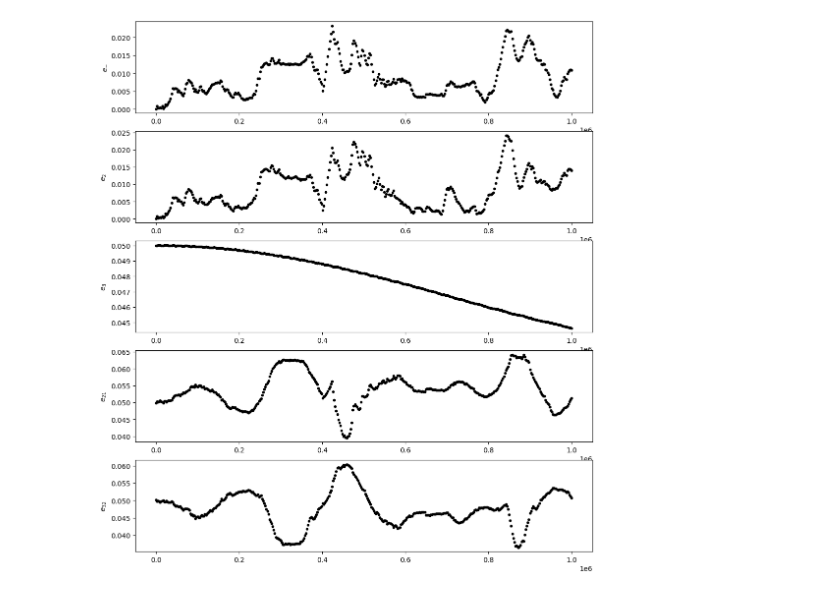
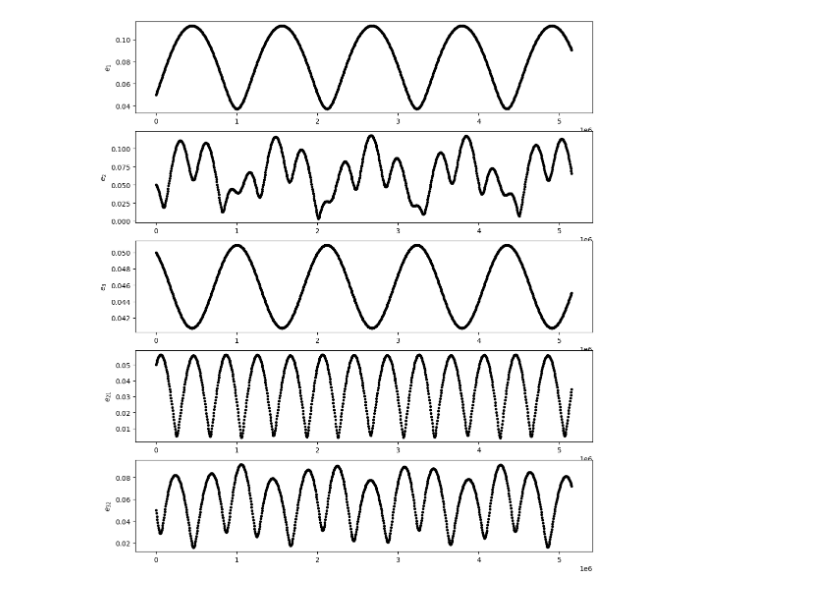
Before and after one commit to EritasY/Chaos, a Jupyter notebook: Plot eccentricity.ipynb, the cells around one changed output. Cells and saved outputs as stored; diff of their text form; code cells hidden in the pictures.

```diff
--- a/Plot eccentricity.ipynb
+++ b/Plot eccentricity.ipynb
@@ -133,5 +20,5 @@ def breathingON2(mass, A2_p):
 # %%
-def sim(alpha, mass, ecc, pom, scale):
+def sim(alpha, mass, ecc, pom):
     alpha12, alpha23 = alpha
     P1, P2, P3 = alpha12**(3/2), 1, 1/alpha23**(3/2)
     m1, m3 = mass
@@ -156,15 +43,13 @@ def sim(alpha, mass, ecc, pom, scale):
     sim.dt = sim.particles[1].P/20
     sim.collision = "direct"
 
-#     pvars = Poincare.from_Simulation(sim)
-#     alpha12 = pvars.particles[1].a/pvars.particles[2].a
-#     alpha23 = pvars.particles[2].a/pvars.particles[3].a
-#     alpha13 = pvars.particles[1].a/pvars.particles[3].a
-#     print(f"alpha = {alpha12, alpha23, alpha13}")
+    ec13 = 1-ps[1].a/ps[3].a
+    m_tot = ps[1].m + ps[2].m + ps[3].m
+    Tsec = 2*np.pi/(1/2*m_tot/ps[0].m/ec13**2)*ps[1].P
+    Nout = 1000
+    times = np.linspace(0,5*Tsec, Nout)
 
-    Nout=400
-    ecc1, ecc2, ecc3, e21, e32, eminus, e13 = np.zeros(Nout), np.zeros(Nout), np.zeros(Nout), np.zeros(Nout), np.zeros(Nout), np.zeros(Nout), np.zeros(Nout)
-    times = np.linspace(0,scale,Nout)
+    ecc1, ecc2, ecc3, e21, e32 = np.zeros(Nout), np.zeros(Nout), np.zeros(Nout), np.zeros(Nout), np.zeros(Nout)
 
     for i, time in enumerate(times):
         try:
@@ -176,14 +61,10 @@ def sim(alpha, mass, ecc, pom, scale):
             e1_x, e1_y = e1*np.cos(p1), e1*np.sin(p1)
             e2_x, e2_y = e2*np.cos(p2), e2*np.sin(p2)
             e3_x, e3_y = e3*np.cos(p3), e3*np.sin(p3)
-            eminus_x, eminus_y = (m3*(e3_x-e2_x)-m1*(e2_x-e1_x))/(m1+m3), (m3*(e3_y-e2_y)-m1*(e2_y-e1_y))/(m1+m3)
-            e13[i] = np.sqrt((e3_x-e1_x)**2+(e3_y-e1_y)**2)
 
             ecc1[i] = e1
             ecc2[i] = e2
             ecc3[i] = e3
-
-            eminus[i] = np.sqrt(eminus_x**2 + eminus_y**2)
 
             e21[i] = np.sqrt((e2_x-e1_x)**2 + (e2_y-e1_y)**2)
             e32[i] = np.sqrt((e3_x-e2_x)**2 + (e3_y-e2_y)**2)
@@ -192,8 +73,8 @@ def sim(alpha, mass, ecc, pom, scale):
             break
 
     fig, axarr = plt.subplots(nrows=5, figsize=(12,14))
-    axarr[0].plot(times, eminus, 'k.')
-    axarr[0].set_ylabel(r"$e_{-}$")
+    axarr[0].plot(times, ecc1, 'k.')
+    axarr[0].set_ylabel(r"$e_{1}$")
 
     axarr[1].plot(times, ecc2, 'k.')
     axarr[1].set_ylabel(r"$e_{2}$")
@@ -207,11 +88,10 @@ def sim(alpha, mass, ecc, pom, scale):
     axarr[4].plot(times, e32, 'k.')
     axarr[4].set_ylabel(r"$e_{32}$")
 # %%
-alpha = 0.93,0.93
-mass = 3e-8,3e-8
-ecc = 0.05, 1e-4, 0.05
-pomega = 0, 0, np.pi
-amp1, amp2, amp3, phase1, phase2, phase3, omega2, omega3 = GtoS(alpha, mass, ecc, pomega)
-sim(alpha, mass, ecc, pomega, 1e6)
+alpha = 0.9,0.75
+mass = 1e-7,10e-7
+ecc = 0.05, 0.05, 0.05
+pomega = -np.pi/3, 0, np.pi/3
+sim(alpha, mass, ecc, pomega)
 # %% [output]
-[figure, old version]
+[figure, new version]
```
Also changed, not shown: parts of 7 cells of this notebook, 5 other files.
